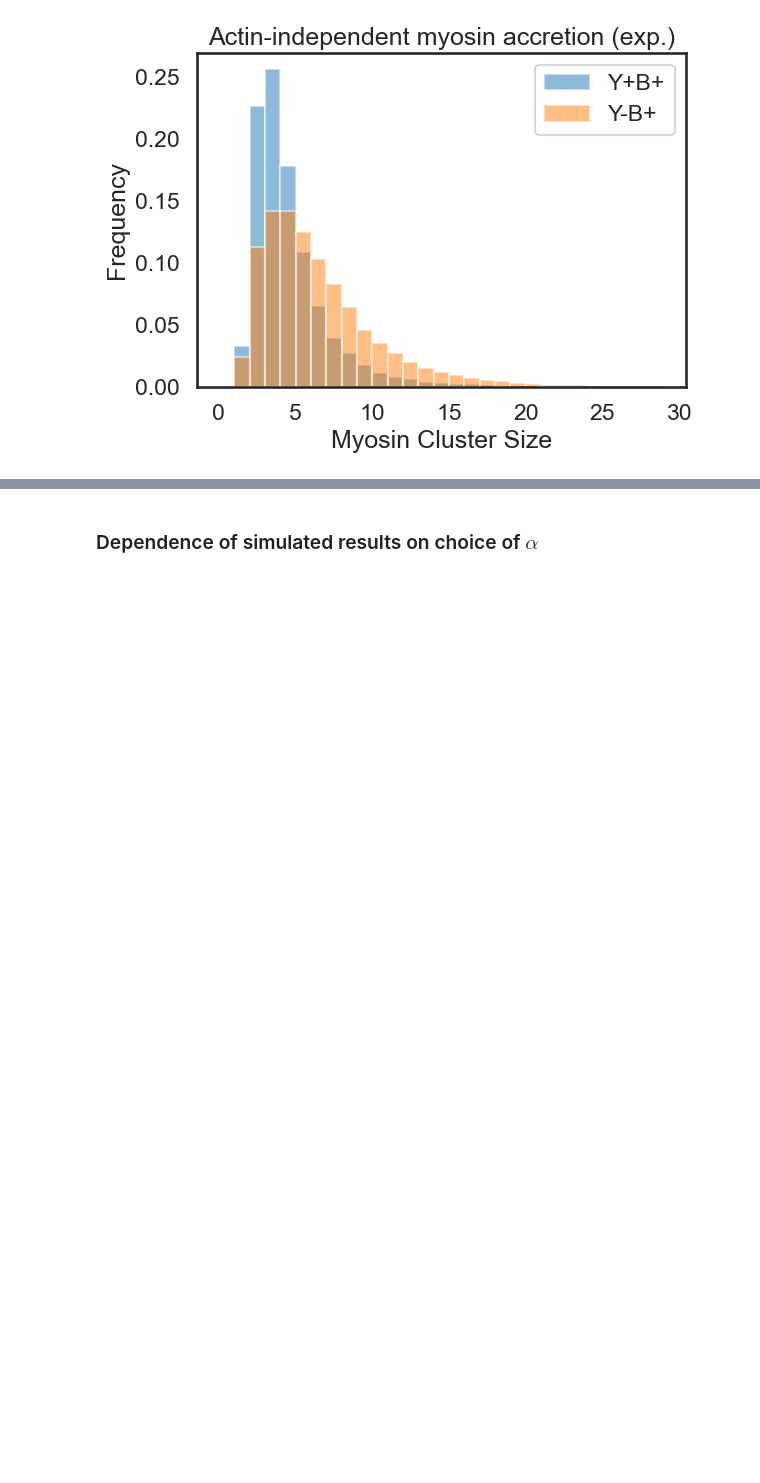
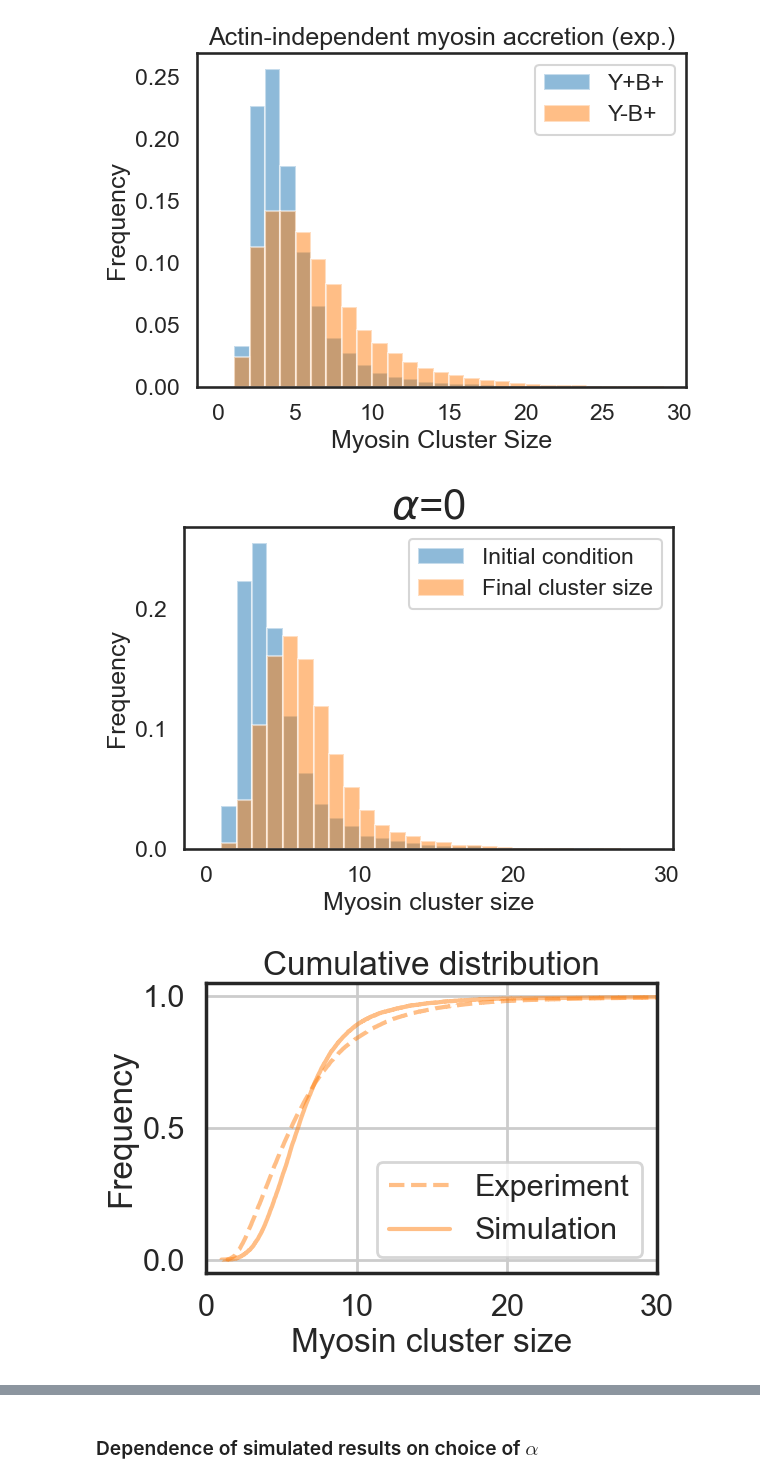
Before and after one commit to WHChou/Myosin-cluster-simulation, a Jupyter notebook: MyosinBinding_v2.ipynb, the cells around one changed output, grey strips where cells are left out. Saved outputs shown, nothing was run; the diff lists cells and outputs as text; code cells hidden in the pictures; blank space fills up the shorter version.

```diff
--- a/MyosinBinding_v2.ipynb
+++ b/MyosinBinding_v2.ipynb
@@ -173,51 +151,47 @@ plt.savefig('YoutB.png', transparent = True)
 [figure]
 # %%
 numGrid = 10000
-ActinThick = GenActinThick('lognormal', numGrid, 1, 1)
 x, cdf_YB = ecdf(allPointDataYB['normInt'])
 MyosinInit = randFromECDF(x, cdf_YB, numGrid)
-numMyosin = [int(np.sum(MyosinInit)*0.42)]
-actinBiasVal = 0
+numMyosin = [int(np.sum(MyosinInit)*0.42)]        ## Iterate through numMyosin if needed
 myosinBiasVal = [0, 10]
-ifsave = 0
-dwnsample = 1
+
 
 # Initialize and run simulation
 for ii in range(len(numMyosin)):
     for jj in range(len(myosinBiasVal)):
 
-        res = runSimulation(numGrid, numMyosin[ii], MyosinInit, ActinThick, actinBiasVal, myosinBiasVal[jj], ifsave, dwnsample)
-
-        # Save mu, sigma
-        allData = np.reshape(res, (numGrid))
-        (s, loc, scale) = st.lognorm.fit(allData[allData>0], floc = 0)
+        res = runSimulation(numGrid, numMyosin[ii], MyosinInit, myosinBiasVal[jj])
 
         co = sns.color_palette()
         # Save histogram
         plt.figure()
         sns.set_style("white")
         sns.set_context("talk")
         xfit = np.arange(0, 30, 0.2)
         plt.hist(MyosinInit, bins = np.arange(30), alpha=0.5, color = co[0], density = True, label = 'Initial condition')
         plt.hist(res, bins = np.arange(30), alpha=0.5, color = co[1], density = True, label = 'Final cluster size')
         #plt.plot(xfit, st.lognorm.pdf(xfit, s, loc, scale), c = 'red')
         plt.xlabel("Myosin cluster size")
         plt.ylabel("Frequency")
         plt.title(r'$\alpha$='+str(myosinBiasVal[jj]), fontsize = 30)
         plt.legend()
         plt.tight_layout()
-        plt.savefig('myosinBinding_histogram_numGrid10000_numMyosin_'+str(numMyosin[ii])+'_myoBias_'+str(myosinBiasVal[jj])+'_acBias_0.png', dpi = 300, transparent = True)
+        #plt.savefig('myosinBinding_histogram_numGrid10000_numMyosin_'+str(numMyosin[ii])+'_myoBias_'+str(myosinBiasVal[jj])+'_acBias_0.png', dpi = 300, transparent = True)
 
         # Save CDF
         plt.figure()
         sns.set_style("white")
         sns.set_context("poster")
         plot_ecdf(allPointDataYoutB['normInt'], 'Experiment', '--', co[1])
         plot_ecdf(res, 'Simulation', '-', co[1])
         plt.title('Cumulative distribution')
         plt.xlabel("Myosin cluster size")
         plt.ylabel("Frequency")
         plt.legend()
         plt.xlim([0, 30])
         plt.tight_layout()
-        plt.savefig('myosinBinding_ecdf_numGrid10000_numMyosin_'+str(numMyosin[ii])+'_myoBias_'+str(myosinBiasVal[jj])+'_acBias_0.png', dpi = 300, transparent = True)
+        #plt.savefig('myosinBinding_ecdf_numGrid10000_numMyosin_'+str(numMyosin[ii])+'_myoBias_'+str(myosinBiasVal[jj])+'_acBias_0.png', dpi = 300, transparent = True)
+# %% [output]
+[figure, added]
+[figure, added]
```
Also changed, not shown: parts of 13 cells of this notebook.
